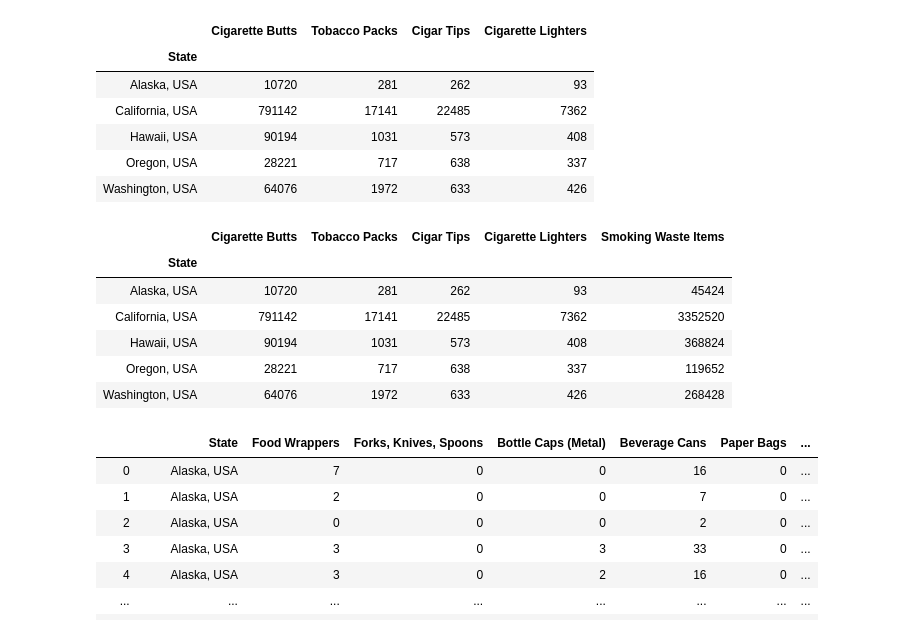
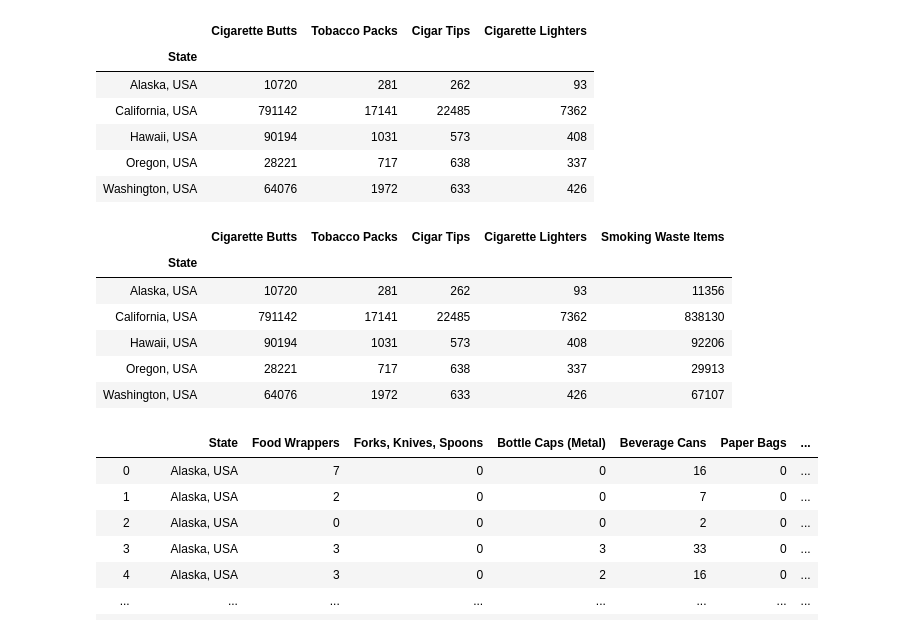
Before and after one commit to deirdrebclark/Project1, a Jupyter notebook: West Coast Data.ipynb, the cells around one changed output. Cells and saved outputs as stored; diff of their text form; code cells hidden in the pictures.

```diff
--- a/West Coast Data.ipynb
+++ b/West Coast Data.ipynb
@@ -277,16 +301,16 @@ WC_smoking_waste_counts
 | Washington, USA | 64076 | 1972 | 633 | 426 |
 # %%
 # Create a Subtotal Column for Plastics collected in the data frame
-WC_smoking_waste_counts["Smoking Waste Items"]  = smoking_waste_counts.sum(axis=1)
+WC_smoking_waste_counts["Smoking Waste Items"]  = WC_smoking_waste_counts.sum(axis=1)
 WC_smoking_waste_counts
 # %% [output]
 |  | Cigarette Butts | Tobacco Packs | Cigar Tips | Cigarette Lighters | Smoking Waste Items |
 | State |  |  |  |  |  |
-| Alaska, USA | 10720 | 281 | 262 | 93 | 45424 |
-| California, USA | 791142 | 17141 | 22485 | 7362 | 3352520 |
-| Hawaii, USA | 90194 | 1031 | 573 | 408 | 368824 |
-| Oregon, USA | 28221 | 717 | 638 | 337 | 119652 |
-| Washington, USA | 64076 | 1972 | 633 | 426 | 268428 |
+| Alaska, USA | 10720 | 281 | 262 | 93 | 11356 |
+| California, USA | 791142 | 17141 | 22485 | 7362 | 838130 |
+| Hawaii, USA | 90194 | 1031 | 573 | 408 | 92206 |
+| Oregon, USA | 28221 | 717 | 638 | 337 | 29913 |
+| Washington, USA | 64076 | 1972 | 633 | 426 | 67107 |
 # %%
 food_mess = west_coast_renamed[["State", "Food Wrappers", "Forks, Knives, Spoons", "Bottle Caps (Metal)", "Beverage Cans", "Paper Bags", "Cups, Plates (Paper)"]]
 food_mess
```
Also changed, not shown: parts of 16 cells of this notebook, 8 other files.
